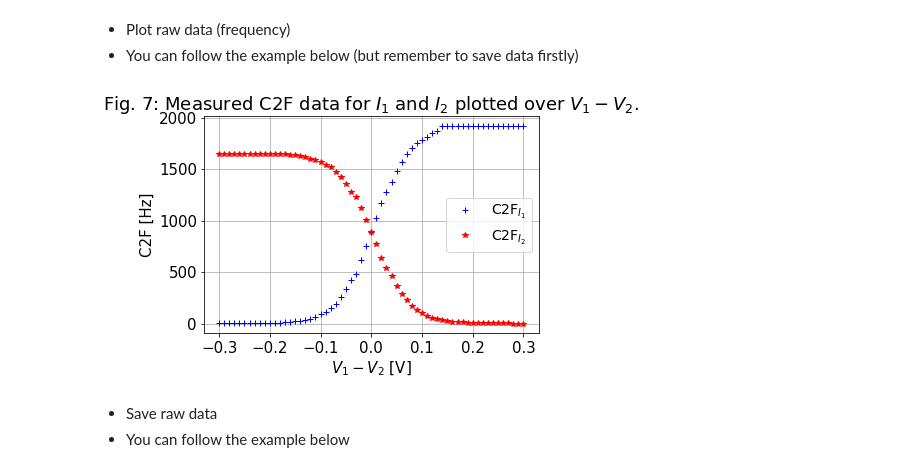
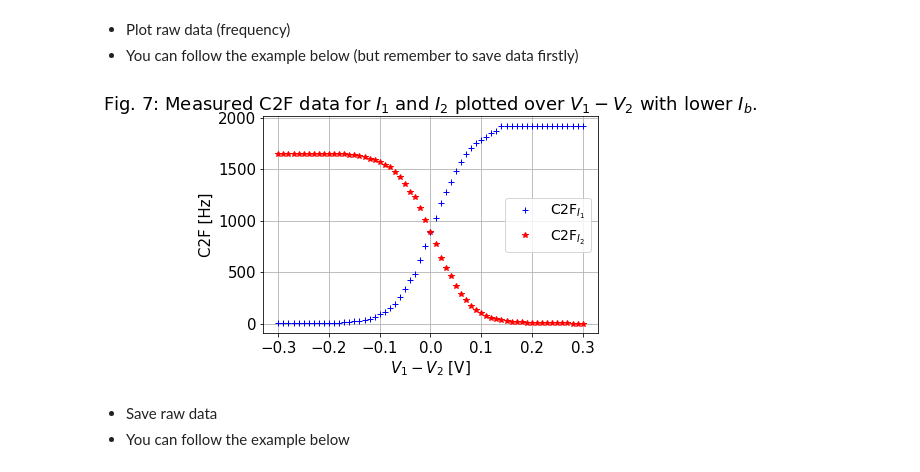
Before and after one commit to janhohenheim/neuromorphic-engineering-one, a Jupyter notebook: neuromorphic_engineering_one/session4_static_circuits/2021_Lab04_Static_Circuits_4.5_Jan_Hohenheim.ipynb, the cells around one changed output. Drawn from its saved outputs; the diff is of its cells as text; code cells hidden in the pictures.

Commit message:
Fix plot labels

```diff
--- a/neuromorphic_engineering_one/session4_static_circuits/2021_Lab04_Static_Circuits_4.5_Jan_Hohenheim.ipynb
+++ b/neuromorphic_engineering_one/session4_static_circuits/2021_Lab04_Static_Circuits_4.5_Jan_Hohenheim.ipynb
@@ -797,21 +797,21 @@ print(c2f_Vcm_I2_bm)
 # %%
 import matplotlib.pyplot as plt
 plt.rcParams.update({'font.size': 15})
 
 V1_Vcm_bm,V2_Vcm_bm,V1_Vcm_bm_set,V2_Vcm_bm_set,c2f_Vcm_I1_bm,c2f_Vcm_I2_bm = np.loadtxt('data/c2f_Vcm_bm_vs_V1_V2_2.csv',delimiter=',')
 
 range_V1V2_bm = V1_Vcm_bm - V2_Vcm_bm
 
 plt.plot(range_V1V2_bm,c2f_Vcm_I1_bm,'b+',range_V1V2_bm,c2f_Vcm_I2_bm,'r*')
 
 plt.xlabel('$V_1-V_2$ [V]')
 plt.ylabel('C2F [Hz]')
 plt.legend(['C2F$_{I_1}$','C2F$_{I_2}$'],prop={'size': 14})
-plt.title('Fig. 7: Measured C2F data for $I_1$ and $I_2$ plotted over $V_1-V_2$.')
+plt.title('Fig. 7: Measured C2F data for $I_1$ and $I_2$ plotted over $V_1-V_2$ with lower $I_b$.')
 plt.grid()
 plt.show()
 # %% [output]
-[figure, old version]
+[figure, new version]
 # %% [markdown]
 * Save raw data
 * You can follow the example below
```
Also changed, not shown: parts of 31 cells of this notebook, 1 other file.
